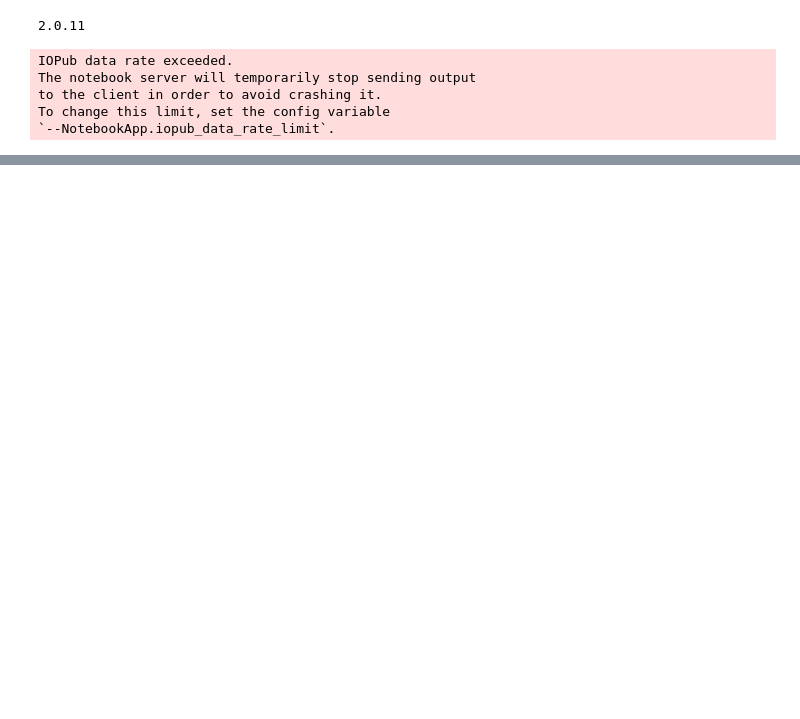
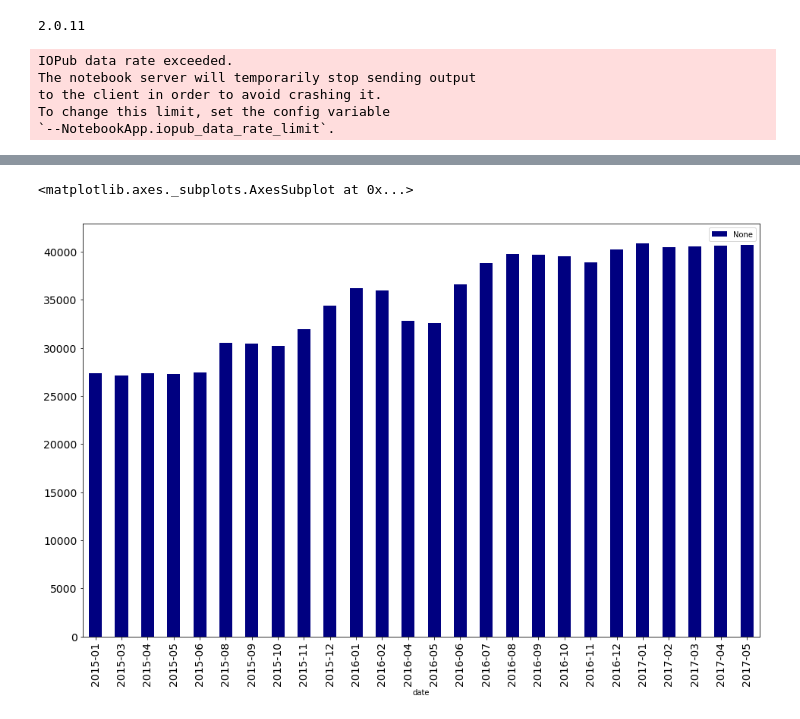
Before and after one commit to Dianaumd/project1, a Jupyter notebook: Project 2 Airbnb Analysis.ipynb, the cells around one changed output, grey strips where cells are left out. Cells and saved outputs as stored; diff of their text form; code cells hidden in the pictures; blank space fills up the shorter version.

```diff
--- a/Project 2 Airbnb Analysis.ipynb
+++ b/Project 2 Airbnb Analysis.ipynb
@@ -168,0 +249,5 @@ total_listings_clean_ame
+# %%
+# number of listings over time
+total_listings_clean['date']=pd.to_datetime(total_listings_clean['last_scraped']).dt.strftime('%Y-%m')
+data_number_of_listings=total_listings_clean.groupby(['date']).size()
+data_number_of_listings.head()
@@ -168,0 +262,6 @@ total_listings_clean_ame
+# %%
+# graph number of listings over time
+data_number_of_listings.plot(kind='bar',figsize=(16,10),legend=True, color='navy',fontsize=14)
+# %% [output]
+<matplotlib.axes._subplots.AxesSubplot at 0x...>
+[figure, added]
```
Also changed, not shown: parts of 24 cells of this notebook.
